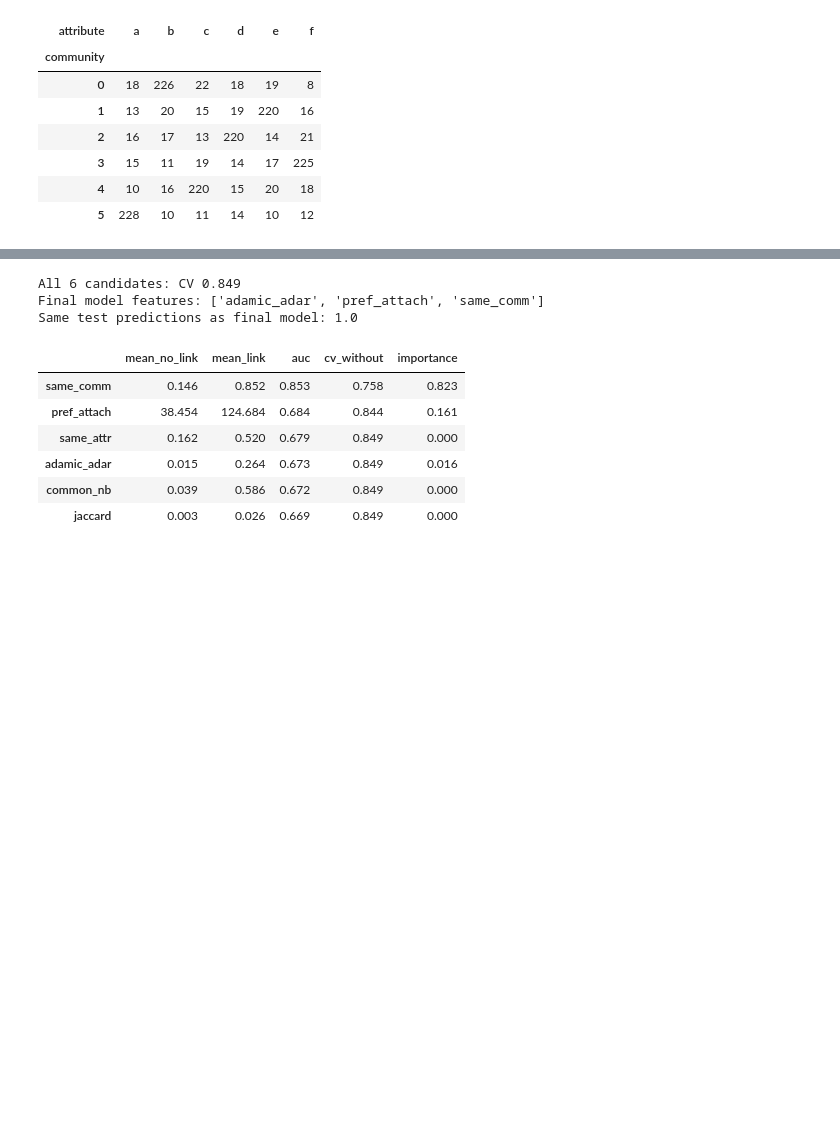
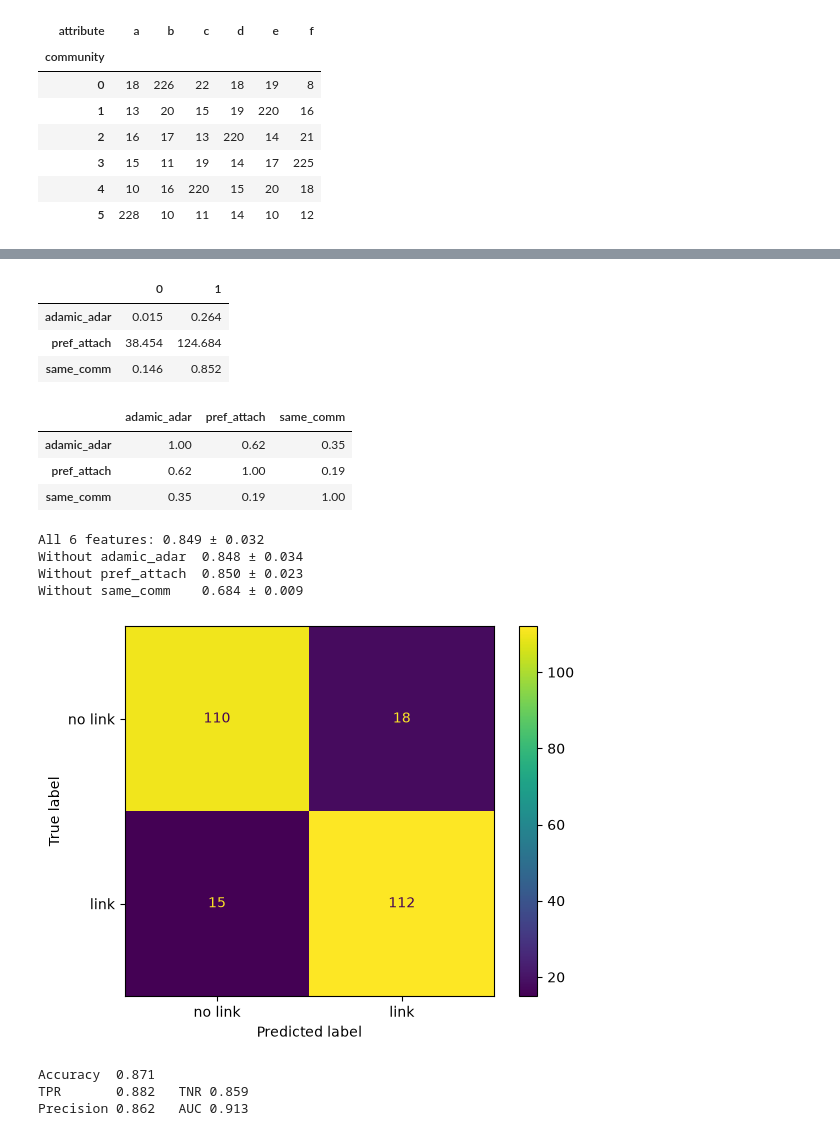
Before and after one commit to jacobgroot/FDS_2, a Jupyter notebook: assignment_2.ipynb, the cells around one changed output, grey strips where cells are left out. Saved outputs shown, nothing was run; the diff lists cells and outputs as text; code cells hidden in the pictures; blank space fills up the shorter version.

```diff
--- a/assignment_2.ipynb
+++ b/assignment_2.ipynb
@@ -464,29 +445,47 @@ X_cand.corr().round(2)
-# %%
-# Tuned tree (entropy, depth 3) trained on all 6 candidates
-tree6 = clone(chosen_search.best_estimator_).fit(Xc_train, yc_train)
-
-feature_table = pd.DataFrame({
-    'mean_no_link': X_cand[Y == 0].mean(),
-    'mean_link':    X_cand[Y == 1].mean(),
-    'auc':          {f: roc_auc_score(Y, X_cand[f]) for f in X_cand.columns},
-    'cv_without':   {f: cross_val_score(clone(tree6), Xc_train.drop(columns=f), yc_train, cv=5).mean()
-                     for f in Xc_train.columns},
-    'importance':   pd.Series(tree6.feature_importances_, index=Xc_train.columns),
-})
-print(f"All 6 candidates: CV {cross_val_score(clone(tree6), Xc_train, yc_train, cv=5).mean():.3f}")
-print('Final model features:', list(X_train.columns))
-print('Same test predictions as final model:',
-      (tree6.predict(Xc_test) == chosen_search.best_estimator_.predict(X_test)).mean())
-
-feature_table.sort_values('auc', ascending=False).round(3)
-# %% [output]
-All 6 candidates: CV 0.849
-Final model features: ['adamic_adar', 'pref_attach', 'same_comm']
-Same test predictions as final model: 1.0
-|  | mean_no_link | mean_link | auc | cv_without | importance |
-| same_comm | 0.146 | 0.852 | 0.853 | 0.758 | 0.823 |
-| pref_attach | 38.454 | 124.684 | 0.684 | 0.844 | 0.161 |
-| same_attr | 0.162 | 0.520 | 0.679 | 0.849 | 0.000 |
-| adamic_adar | 0.015 | 0.264 | 0.673 | 0.849 | 0.016 |
-| common_nb | 0.039 | 0.586 | 0.672 | 0.849 | 0.000 |
-| jaccard | 0.003 | 0.026 | 0.669 | 0.849 | 0.000 |
+# %%
+# Average feature value for non-links (0) and links (1)
+X.groupby(Y).mean().T.round(3)
+# %% [output]
+|  | 0 | 1 |
+| adamic_adar | 0.015 | 0.264 |
+| pref_attach | 38.454 | 124.684 |
+| same_comm | 0.146 | 0.852 |
+# %%
+# Correlation between features (redundancy)
+X.corr().round(2)
+# %% [output]
+|  | adamic_adar | pref_attach | same_comm |
+| adamic_adar | 1.00 | 0.62 | 0.35 |
+| pref_attach | 0.62 | 1.00 | 0.19 |
+| same_comm | 0.35 | 0.19 | 1.00 |
+# %%
+dt_final = clone(chosen_search.best_estimator_)
+
+base = cross_val_score(dt_final, X_train, y_train, cv=5)
+print(f'All 6 features: {base.mean():.3f} ± {base.std():.3f}')
+for f in X_train.columns:
+    s = cross_val_score(dt_final, X_train.drop(columns=f), y_train, cv=5)
+    print(f'Without {f:12s} {s.mean():.3f} ± {s.std():.3f}')
+# %% [output]
+All 6 features: 0.849 ± 0.032
+Without adamic_adar  0.848 ± 0.034
+Without pref_attach  0.850 ± 0.023
+Without same_comm    0.684 ± 0.009
+# %%
+from sklearn.metrics import confusion_matrix, ConfusionMatrixDisplay
+
+best = chosen_search.best_estimator_
+y_pred = best.predict(X_test)
+
+cm = confusion_matrix(y_test, y_pred)
+ConfusionMatrixDisplay(cm, display_labels=['no link', 'link']).plot(); plt.show()
+
+TN, FP, FN, TP = cm.ravel()
+print(f'Accuracy  {(TP+TN)/cm.sum():.3f}')
+print(f'TPR       {TP/(TP+FN):.3f}   TNR {TN/(TN+FP):.3f}')
+print(f'Precision {TP/(TP+FP):.3f}   AUC {roc_auc_score(y_test, best.predict_proba(X_test)[:, 1]):.3f}')
+# %% [output]
+[figure, added]
+Accuracy  0.871
+TPR       0.882   TNR 0.859
+Precision 0.862   AUC 0.913
```
Also changed, not shown: parts of 5 cells of this notebook.
